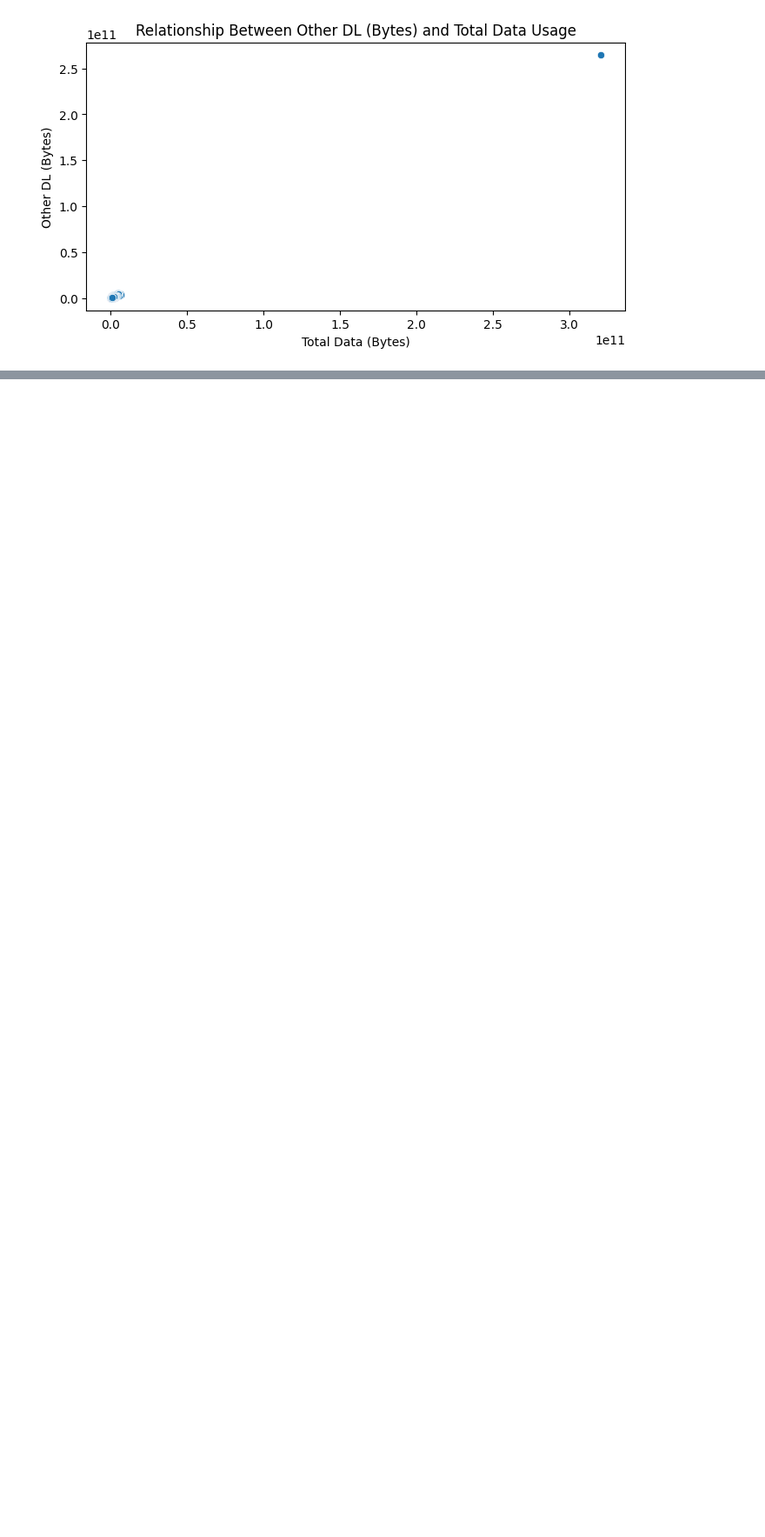
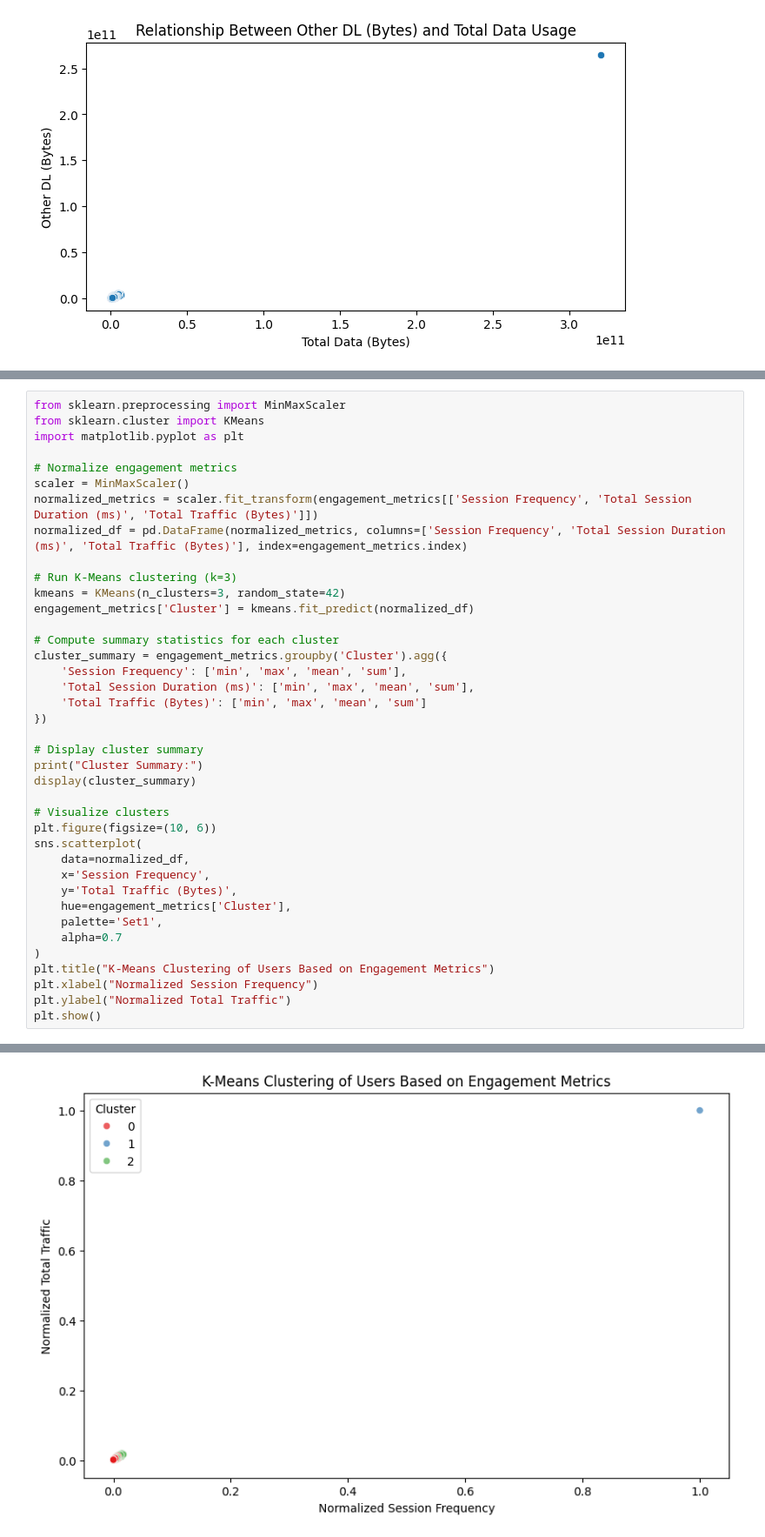
Before and after one commit to vlazacck/telecom, a Jupyter notebook: notebooks/EDAandUEA.ipynb, the cells around one changed output, grey strips where cells are left out. Shown at 87% size. Cells and saved outputs as stored; diff of their text form; blank space fills up the shorter version.

Commit message:
User Engagement Analysis

```diff
--- a/notebooks/EDA.ipynb
+++ b/notebooks/EDAandUEA.ipynb
@@ -683,0 +731,40 @@ Name: Total Data (Bytes), dtype: float64
+# %%
+from sklearn.preprocessing import MinMaxScaler
+from sklearn.cluster import KMeans
+import matplotlib.pyplot as plt
+
+# Normalize engagement metrics
+scaler = MinMaxScaler()
+normalized_metrics = scaler.fit_transform(engagement_metrics[['Session Frequency', 'Total Session Duration (ms)', 'Total Traffic (Bytes)']])
+normalized_df = pd.DataFrame(normalized_metrics, columns=['Session Frequency', 'Total Session Duration (ms)', 'Total Traffic (Bytes)'], index=engagement_metrics.index)
+
+# Run K-Means clustering (k=3)
+kmeans = KMeans(n_clusters=3, random_state=42)
+engagement_metrics['Cluster'] = kmeans.fit_predict(normalized_df)
+
+# Compute summary statistics for each cluster
+cluster_summary = engagement_metrics.groupby('Cluster').agg({
+    'Session Frequency': ['min', 'max', 'mean', 'sum'],
+    'Total Session Duration (ms)': ['min', 'max', 'mean', 'sum'],
+    'Total Traffic (Bytes)': ['min', 'max', 'mean', 'sum']
+})
+
+# Display cluster summary
+print("Cluster Summary:")
+display(cluster_summary)
+
+# Visualize clusters
+plt.figure(figsize=(10, 6))
+sns.scatterplot(
+    data=normalized_df,
+    x='Session Frequency',
+    y='Total Traffic (Bytes)',
+    hue=engagement_metrics['Cluster'],
+    palette='Set1',
+    alpha=0.7
+)
+plt.title("K-Means Clustering of Users Based on Engagement Metrics")
+plt.xlabel("Normalized Session Frequency")
+plt.ylabel("Normalized Total Traffic")
+plt.show()
+# %% [output]
@@ -683,0 +778 @@ Name: Total Data (Bytes), dtype: float64
+[figure, added]
```
Also changed, not shown: parts of 6 cells of this notebook, 1 other file.
